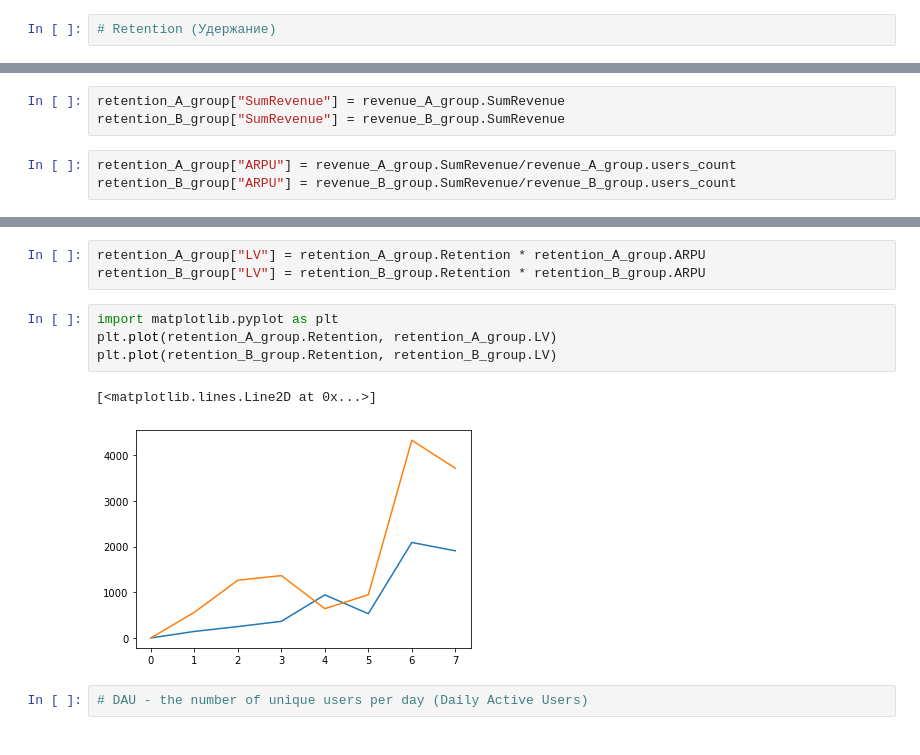
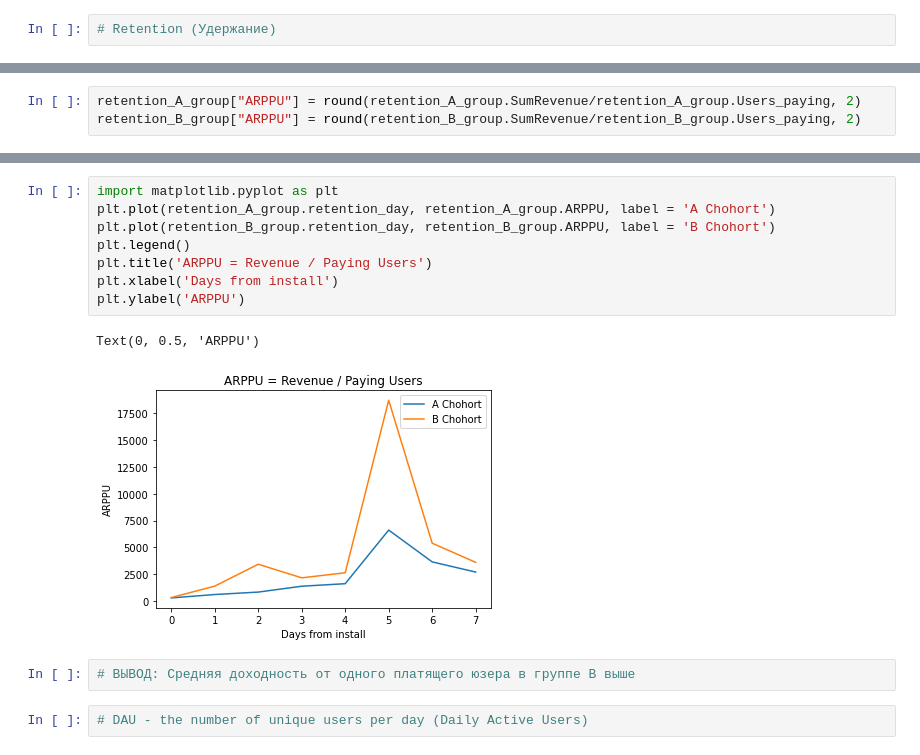
Before and after one commit to migalevich/Data_Analysis, a Jupyter notebook: test_task_game.ipynb, the cells around one changed output, grey strips where cells are left out. Cells and saved outputs as stored; diff of their text form.

```diff
--- a/test_task_game.ipynb
+++ b/test_task_game.ipynb
@@ -162,6 +184,0 @@ revenue_B_group = df.query('AB_Cohort == "B" & SumRevenue > 0')\
-# %%
-retention_A_group["SumRevenue"] = revenue_A_group.SumRevenue
-retention_B_group["SumRevenue"] = revenue_B_group.SumRevenue
-# %%
-retention_A_group["ARPU"] = revenue_A_group.SumRevenue/revenue_A_group.users_count
-retention_B_group["ARPU"] = revenue_B_group.SumRevenue/revenue_B_group.users_count
@@ -168,3 +197,6 @@ retention_B_group["ARPU"] = revenue_B_group.SumRevenue/revenue_B_group.users_cou
+# %%
+retention_A_group["ARPPU"] = round(retention_A_group.SumRevenue/retention_A_group.Users_paying, 2)
+retention_B_group["ARPPU"] = round(retention_B_group.SumRevenue/retention_B_group.Users_paying, 2)
 # %%
 retention_A_group
 # %% [output]
@@ -203,13 +224,16 @@ retention_B_group
-# %%
-retention_A_group["LV"] = retention_A_group.Retention * retention_A_group.ARPU
-retention_B_group["LV"] = retention_B_group.Retention * retention_B_group.ARPU
 # %%
 import matplotlib.pyplot as plt
-plt.plot(retention_A_group.Retention, retention_A_group.LV)
-plt.plot(retention_B_group.Retention, retention_B_group.LV)
+plt.plot(retention_A_group.retention_day, retention_A_group.ARPPU, label = 'A Chohort')
+plt.plot(retention_B_group.retention_day, retention_B_group.ARPPU, label = 'B Chohort')
+plt.legend()
+plt.title('ARPPU = Revenue / Paying Users')
+plt.xlabel('Days from install')
+plt.ylabel('ARPPU')
 # %% [output]
-[<matplotlib.lines.Line2D at 0x...>]
+Text(0, 0.5, 'ARPPU')
-[figure, old version]
+[figure, new version]
+# %%
+# ВЫВОД: Средняя доходность от одного платящего юзера в группе В выше
 # %%
 # DAU - the number of unique users per day (Daily Active Users)
 # %%
```
Also changed, not shown: parts of 50 cells of this notebook.
